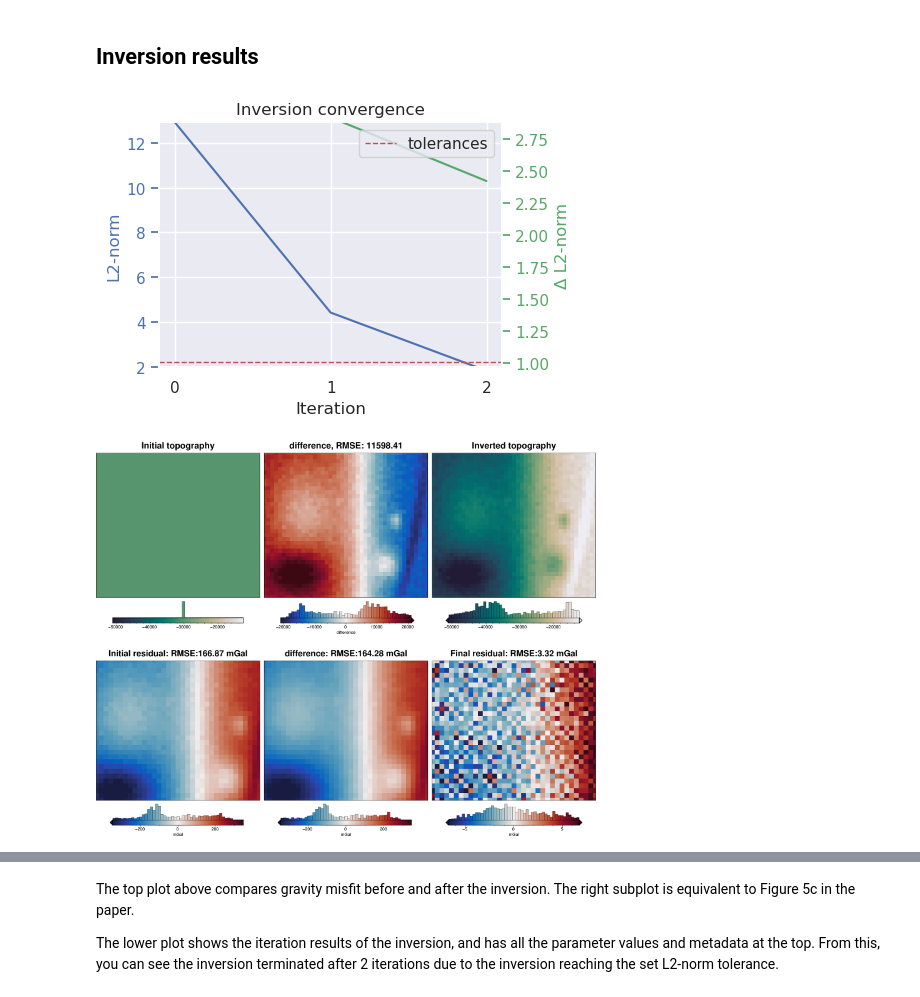
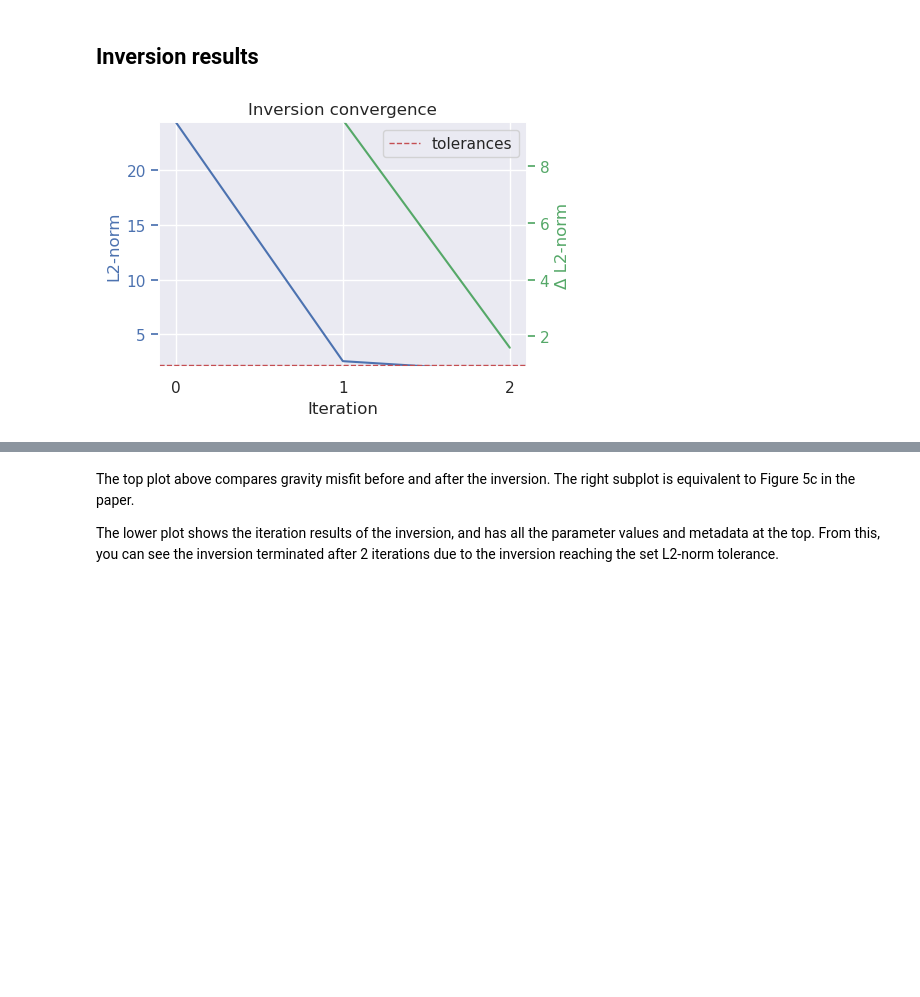
Before and after one commit to mdtanker/invert4geom, a Jupyter notebook: docs/examples/uieda_et_al_2017_synthetic.ipynb, the cells around one changed output, grey strips where cells are left out. Cells and saved outputs as stored; diff of their text form; code cells hidden in the pictures; blank space fills up the shorter version.

```diff
--- a/docs/examples/uieda_et_al_2017_synthetic.ipynb
+++ b/docs/examples/uieda_et_al_2017_synthetic.ipynb
@@ -140,10 +188,25 @@ observations = vd.make_xarray_grid(
     (coords[0], coords[1]),
     data=coords[2],
     data_names="upward",
-    dims=("northing", "easting"),
+    dims=("latitude", "longitude"),
 )
 
-grav_data = invert4geom.create_data(observations)
+
+# get the coordinates of the grid
+_longitude, latitude = np.meshgrid(observations.longitude, observations.latitude)
+
+# compute the geocentric radius at each latitude
+geocentric_radius = bl.WGS84.geocentric_radius(latitude)
+
+# add geocentric radius to the xarray dataset
+observations = observations.assign(
+    geocentric_radius=(("latitude", "longitude"), geocentric_radius)
+)
+
+grav_data = invert4geom.create_data(
+    observations,
+    model_type="tesseroids",
+)
 
 grav_data.inv.forward_gravity(true_model, "gravity_anomaly")
 
@@ -208,0 +261,17 @@ model = invert4geom.create_model(
+# %%
+# create flat topography grid with a constant height of -60 km
+starting_topography = xr.full_like(true_moho.upward, -60e3).to_dataset(
+    name="upward"
+)
+
+# add geocentric radius to the xarray dataset
+starting_topography["geocentric_radius"] = true_moho.geocentric_radius
+
+# convert topography into tesseroid model
+model = invert4geom.create_model(
+    zref=true_zref,
+    density_contrast=true_density_contrast,
+    topography=starting_topography,
+    model_type="tesseroids",
+)
+model
@@ -240,9 +361,9 @@ grav_data.inv.df
 inv = invert4geom.Inversion(
     grav_data,
     model,
-    solver_damping=0.01,
+    deriv_type="finite_difference",
     # set stopping criteria
-    max_iterations=300,
+    max_iterations=30,
     l2_norm_tolerance=2.2,  # gravity error is 5 mGal or L2-norm of ~2.2
-    delta_l2_norm_tolerance=1.008,
+    delta_l2_norm_tolerance=1.001,
 )
@@ -325,9 +417,5 @@ The above plot shows the results of the damping parameter cross validation, and
 ## Inversion results
 # %%
 inv.plot_convergence()
-
-inv.plot_inversion_results(iters_to_plot=2)
 # %% [output]
-[figure, old version]
+[figure, new version]
-[figure, removed]
-[figure, removed]
```
Also changed, not shown: parts of 28 cells of this notebook, 14 other files.
